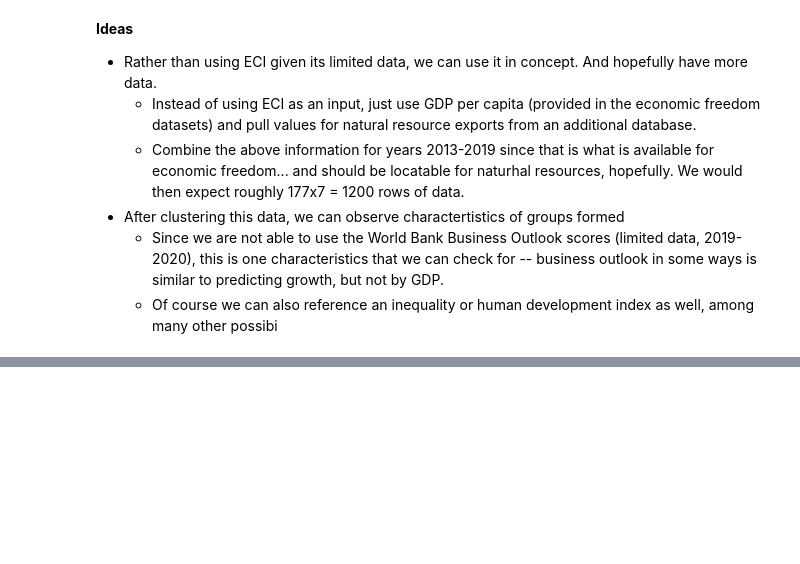
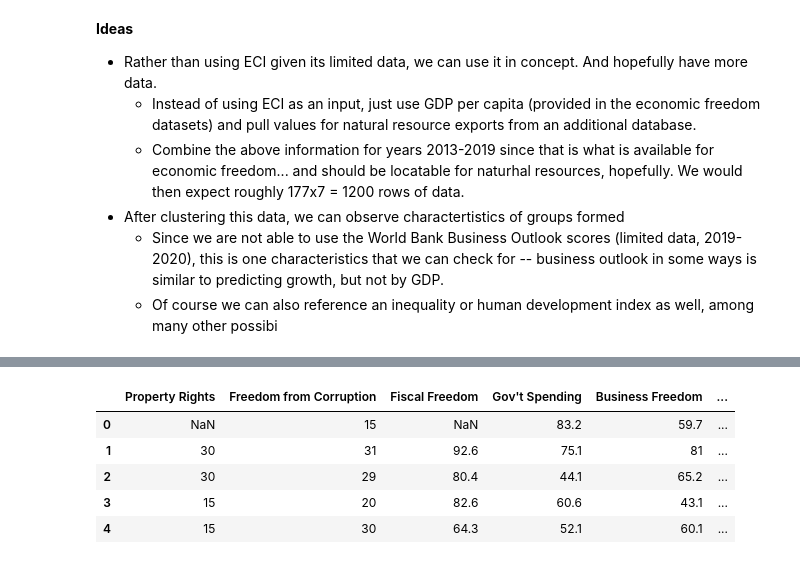
Before and after one commit to achildress83/Symptoms_of_Divorce, a Jupyter notebook: notebooks/Nimu_Aaron.ipynb, the cells around one changed output, grey strips where cells are left out. Cells and saved outputs as stored; diff of their text form; code cells hidden in the pictures; blank space fills up the shorter version.

```diff
--- a/notebooks/Nimu_Aaron.ipynb
+++ b/notebooks/Nimu_Aaron.ipynb
@@ -223,0 +246,9 @@ cols = cols[-1:] + cols[:-1]
+# %%
+X.head()
+# %% [output]
+|  | Property Rights | Freedom from Corruption | Fiscal Freedom | Gov't Spending | Business Freedom | ... |
+| 0 | NaN | 15 | NaN | 83.2 | 59.7 | ... |
+| 1 | 30 | 31 | 92.6 | 75.1 | 81 | ... |
+| 2 | 30 | 29 | 80.4 | 44.1 | 65.2 | ... |
+| 3 | 15 | 20 | 82.6 | 60.6 | 43.1 | ... |
+| 4 | 15 | 30 | 64.3 | 52.1 | 60.1 | ... |
```
Also changed, not shown: parts of 6 cells of this notebook.
